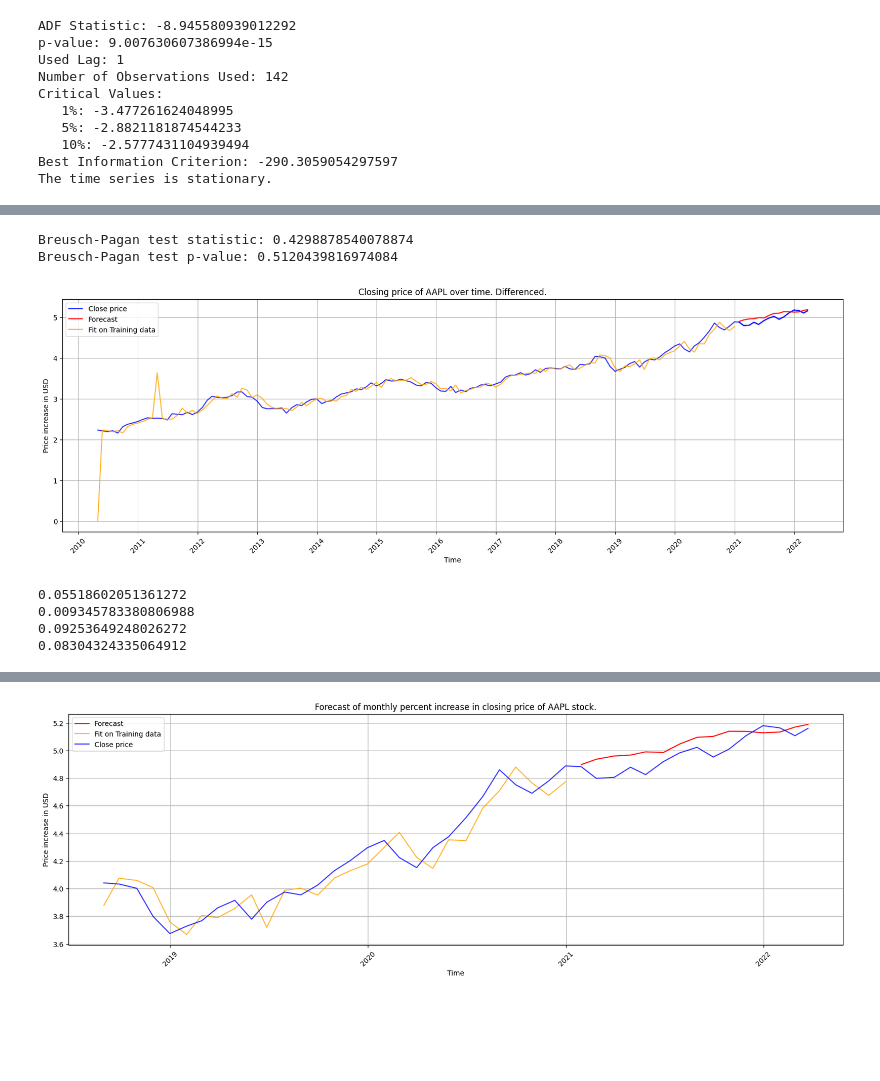
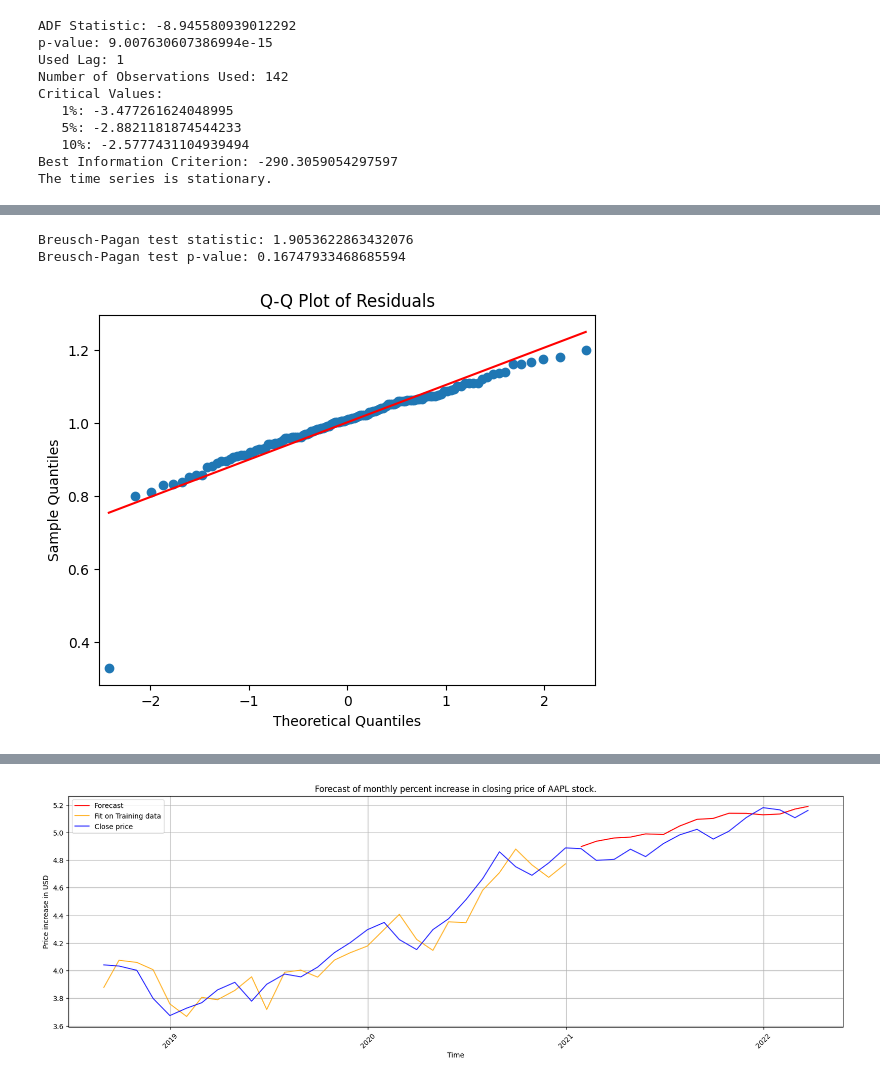
Before and after one commit to balooooooooo/econometric-modelling, a Jupyter notebook: analysis.ipynb, the cells around one changed output, grey strips where cells are left out. Drawn from its saved outputs; the diff is of its cells as text; code cells hidden in the pictures; blank space fills up the shorter version.

```diff
--- a/analysis.ipynb
+++ b/analysis.ipynb
@@ -699,43 +765,44 @@ print(result)
 # %%
-bp_test = sm.stats.diagnostic.het_breuschpagan(residuals, sm.add_constant(model.fittedvalues)[1:])
+bp_test = sm.stats.diagnostic.het_breuschpagan(residuals, np.exp(sm.add_constant(model.fittedvalues)))
 bp_test_statistic = bp_test[0]
 bp_test_pvalue = bp_test[1]
 
 print(f'Breusch-Pagan test statistic: {bp_test_statistic}')
 print(f'Breusch-Pagan test p-value: {bp_test_pvalue}')
 # %% [output]
-Breusch-Pagan test statistic: 0.4298878540078874
-Breusch-Pagan test p-value: 0.5120439816974084
+Breusch-Pagan test statistic: 1.9053622863432076
+Breusch-Pagan test p-value: 0.16747933468685594
+# %%
+sm.qqplot(residuals[1:], line='s')
+plt.title('Q-Q Plot of Residuals')
+plt.show()
+# %% [output]
+[figure, added]
 # %%
-forecast = model.forecast(15, exog = None)
-plt.figure(figsize=(20,6))
-plt.plot(df['Date'], df['Log_Close'], label = 'Close price', color='blue', alpha= 0.8)
-plt.plot(df_test['Date'], df_test['Log_Close'], color='blue')
-plt.plot(df_test['Date'], forecast, label = 'Forecast', color='red')
-plt.plot(df_train['Date'], predicted, label = 'Fit on Training data', color='orange', alpha = 0.8)
-
-# plt.plot(df_test['Date'], forecast, label = 'Prediction', color='yellow')
-plt.gca().xaxis.set_major_locator(mdates.YearLocator())
-plt.gca().xaxis.set_major_formatter(mdates.DateFormatter('%Y'))
-plt.grid(True)
-plt.xticks(rotation=45)
-plt.ylabel('Price increase in USD')
-plt.xlabel('Time')
-plt.title("Closing price of AAPL over time. Differenced.")
-plt.legend()
-plt.savefig(f"final_pred.pdf", format="pdf", dpi=500, bbox_inches = "tight")
-
-plt.show()
-
-print(MSE(df_train['Log_Close'], predicted))
-print(MSE(df_test['Log_Close'], forecast))
-
-
-print(MAE(df_train['Log_Close'], predicted))
-print(MAE(df_test['Log_Close'], forecast))
+# forecast = model.forecast(15, exog = None)
+# plt.figure(figsize=(20,6))
+# plt.plot(df['Date'], df['Close'], label = 'Close price', color='blue', alpha= 0.8)
+# plt.plot(df_test['Date'], df_test['Close'], color='blue')
+# plt.plot(df_test['Date'], np.exp(forecast), label = 'Forecast', color='red')
+# plt.plot(df_train['Date'], np.exp(predicted), label = 'Fit on Training data', color='orange', alpha = 0.8)
+# plt.fill_between(df_test['Date'], np.exp(conf_int[:, 0]), np.exp(conf_int[:, 1]), color='pink', alpha=0.3, label='95% CI')
+#
+# # plt.plot(df_test['Date'], forecast, label = 'Prediction', color='yellow')
+# plt.gca().xaxis.set_major_locator(mdates.YearLocator())
+# plt.gca().xaxis.set_major_formatter(mdates.DateFormatter('%Y'))
+# plt.grid(True)
+# plt.xticks(rotation=45)
+# plt.ylabel('Price increase in USD')
+# plt.xlabel('Time')
+# plt.title("Closing price of AAPL over time. Differenced.")
+# plt.legend()
+# plt.savefig(f"final_pred.pdf", format="pdf", dpi=500, bbox_inches = "tight")
+#
+# plt.show()
+#
+# print(MSE(df_train['Close'], predicted))
+# print(MSE(df_test['Close'], forecast))
+#
+#
+# print(MAE(df_train['Close'], predicted))
+# print(MAE(df_test['Close'], forecast))
-# %% [output]
-[figure, removed]
-0.05518602051361272
-0.009345783380806988
-0.09253649248026272
-0.08304324335064912
```
Also changed, not shown: parts of 20 cells of this notebook.
